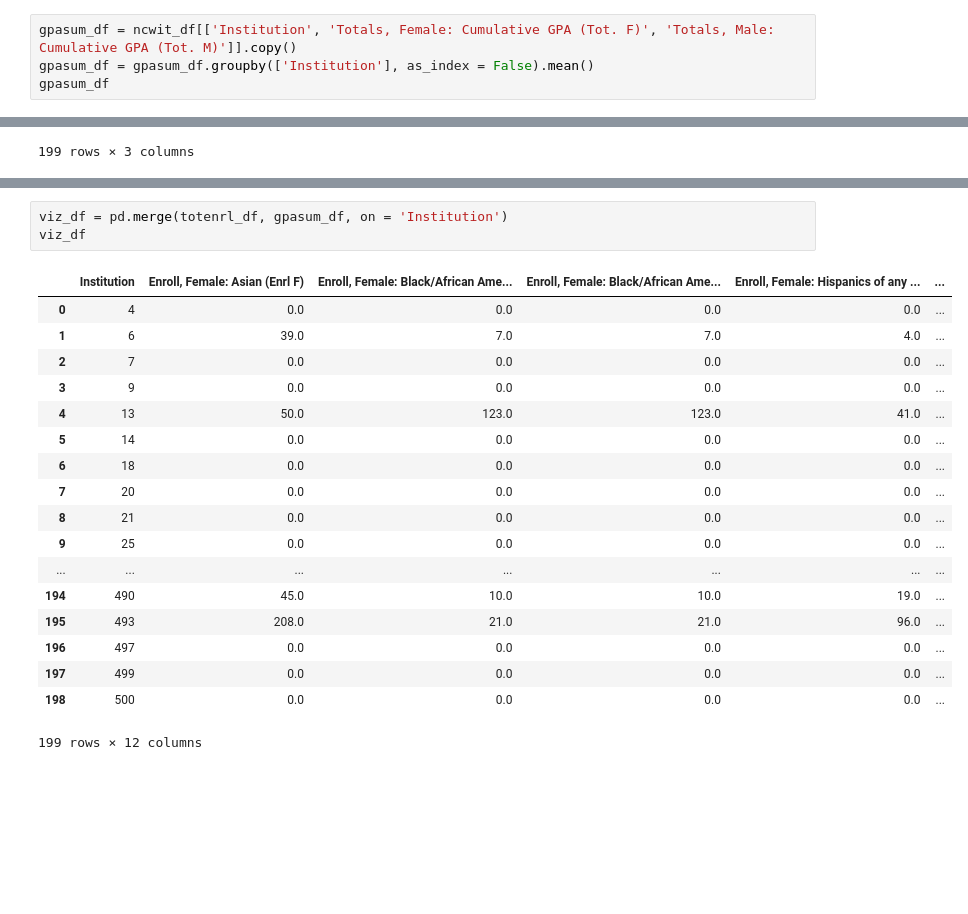
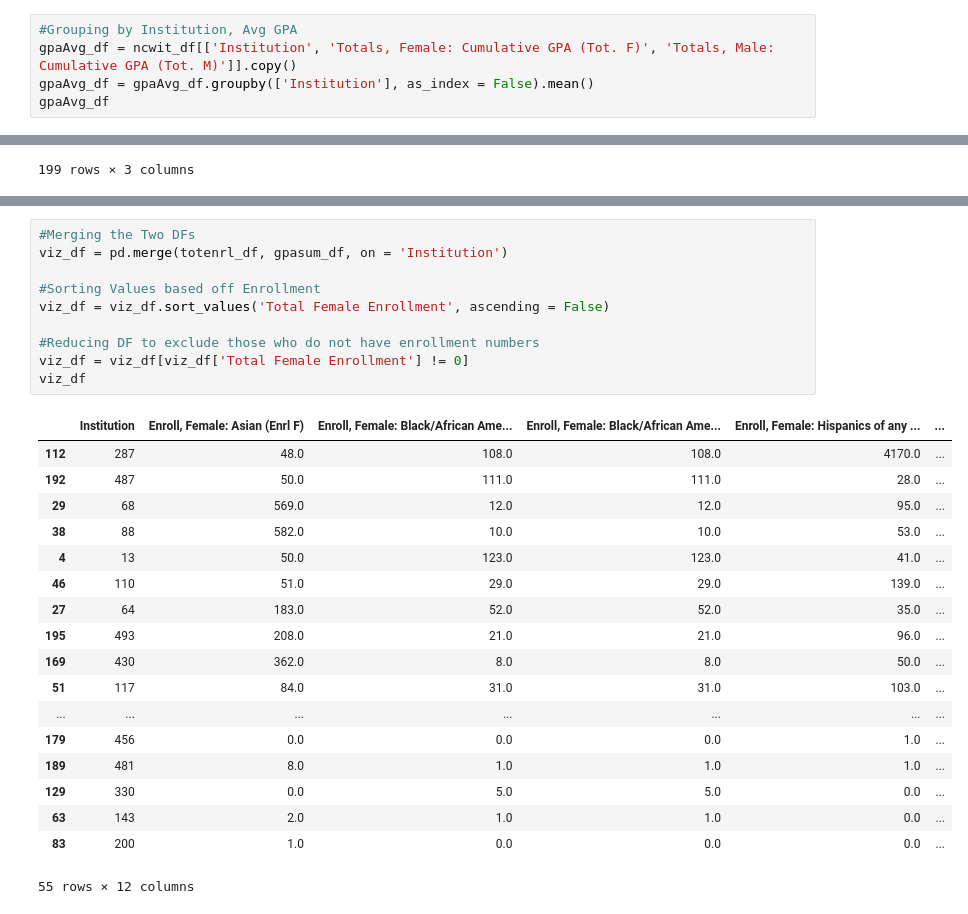
Before and after one commit to INFO-4602-5602/project-2-ncwit-team-14, a Jupyter notebook: Visualization #1.ipynb, the cells around one changed output, grey strips where cells are left out. Cells and saved outputs as stored; diff of their text form; blank space fills up the shorter version.

```diff
--- a/Visualization #1.ipynb
+++ b/Visualization #1.ipynb
@@ -25,9 +26,10 @@ ncwit_df.head()
 | 3 | 1229 | 11.07 | Computer Science | Bachelor's | Extension Services, Academic Alli... | 54 | ... |
 | 4 | 1230 | 11.07 | Computer Science | Bachelor's | Extension Services, Academic Alli... | 54 | ... |
 # %%
-gpasum_df = ncwit_df[['Institution', 'Totals, Female: Cumulative GPA (Tot. F)', 'Totals, Male: Cumulative GPA (Tot. M)']].copy()
-gpasum_df = gpasum_df.groupby(['Institution'], as_index = False).mean()
-gpasum_df
+#Grouping by Institution, Avg GPA
+gpaAvg_df = ncwit_df[['Institution', 'Totals, Female: Cumulative GPA (Tot. F)', 'Totals, Male: Cumulative GPA (Tot. M)']].copy()
+gpaAvg_df = gpaAvg_df.groupby(['Institution'], as_index = False).mean()
+gpaAvg_df
 # %% [output]
 |  | Institution | Totals, Female: Cumulative GPA (T... | Totals, Male: Cumulative GPA (Tot... |
 | 0 | 4 | 0.000000 | 0.000000 |
@@ -92,25 +96,32 @@ totenrl_df
 | 197 | 499 | 0.0 | 0.0 | 0.0 | 0.0 | ... |
 | 198 | 500 | 0.0 | 0.0 | 0.0 | 0.0 | ... |
 199 rows × 10 columns
-# %%
-viz_df = pd.merge(totenrl_df, gpasum_df, on = 'Institution')
-viz_df
-# %% [output]
-|  | Institution | Enroll, Female: Asian (Enrl F) | Enroll, Female: Black/African Ame... | Enroll, Female: Black/African Ame... | Enroll, Female: Hispanics of any ... | ... |
-| 0 | 4 | 0.0 | 0.0 | 0.0 | 0.0 | ... |
-| 1 | 6 | 39.0 | 7.0 | 7.0 | 4.0 | ... |
-| 2 | 7 | 0.0 | 0.0 | 0.0 | 0.0 | ... |
-| 3 | 9 | 0.0 | 0.0 | 0.0 | 0.0 | ... |
-| 4 | 13 | 50.0 | 123.0 | 123.0 | 41.0 | ... |
-| 5 | 14 | 0.0 | 0.0 | 0.0 | 0.0 | ... |
-| 6 | 18 | 0.0 | 0.0 | 0.0 | 0.0 | ... |
-| 7 | 20 | 0.0 | 0.0 | 0.0 | 0.0 | ... |
-| 8 | 21 | 0.0 | 0.0 | 0.0 | 0.0 | ... |
-| 9 | 25 | 0.0 | 0.0 | 0.0 | 0.0 | ... |
-| ... | ... | ... | ... | ... | ... | ... |
-| 194 | 490 | 45.0 | 10.0 | 10.0 | 19.0 | ... |
-| 195 | 493 | 208.0 | 21.0 | 21.0 | 96.0 | ... |
-| 196 | 497 | 0.0 | 0.0 | 0.0 | 0.0 | ... |
-| 197 | 499 | 0.0 | 0.0 | 0.0 | 0.0 | ... |
-| 198 | 500 | 0.0 | 0.0 | 0.0 | 0.0 | ... |
-199 rows × 12 columns
+# %%
+#Merging the Two DFs
+viz_df = pd.merge(totenrl_df, gpasum_df, on = 'Institution')
+
+#Sorting Values based off Enrollment
+viz_df = viz_df.sort_values('Total Female Enrollment', ascending = False)
+
+#Reducing DF to exclude those who do not have enrollment numbers
+viz_df = viz_df[viz_df['Total Female Enrollment'] != 0]
+viz_df
+# %% [output]
+|  | Institution | Enroll, Female: Asian (Enrl F) | Enroll, Female: Black/African Ame... | Enroll, Female: Black/African Ame... | Enroll, Female: Hispanics of any ... | ... |
+| 112 | 287 | 48.0 | 108.0 | 108.0 | 4170.0 | ... |
+| 192 | 487 | 50.0 | 111.0 | 111.0 | 28.0 | ... |
+| 29 | 68 | 569.0 | 12.0 | 12.0 | 95.0 | ... |
+| 38 | 88 | 582.0 | 10.0 | 10.0 | 53.0 | ... |
+| 4 | 13 | 50.0 | 123.0 | 123.0 | 41.0 | ... |
+| 46 | 110 | 51.0 | 29.0 | 29.0 | 139.0 | ... |
+| 27 | 64 | 183.0 | 52.0 | 52.0 | 35.0 | ... |
+| 195 | 493 | 208.0 | 21.0 | 21.0 | 96.0 | ... |
+| 169 | 430 | 362.0 | 8.0 | 8.0 | 50.0 | ... |
+| 51 | 117 | 84.0 | 31.0 | 31.0 | 103.0 | ... |
+| ... | ... | ... | ... | ... | ... | ... |
+| 179 | 456 | 0.0 | 0.0 | 0.0 | 1.0 | ... |
+| 189 | 481 | 8.0 | 1.0 | 1.0 | 1.0 | ... |
+| 129 | 330 | 0.0 | 5.0 | 5.0 | 0.0 | ... |
+| 63 | 143 | 2.0 | 1.0 | 1.0 | 0.0 | ... |
+| 83 | 200 | 1.0 | 0.0 | 0.0 | 0.0 | ... |
+55 rows × 12 columns
```
Also changed, not shown: parts of 6 cells of this notebook.
